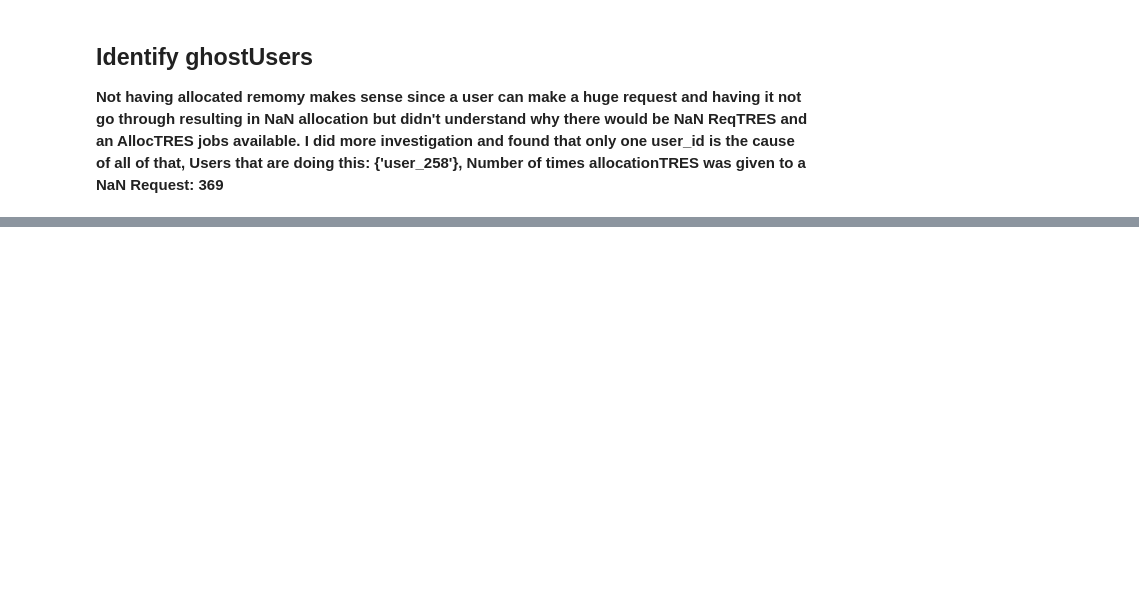
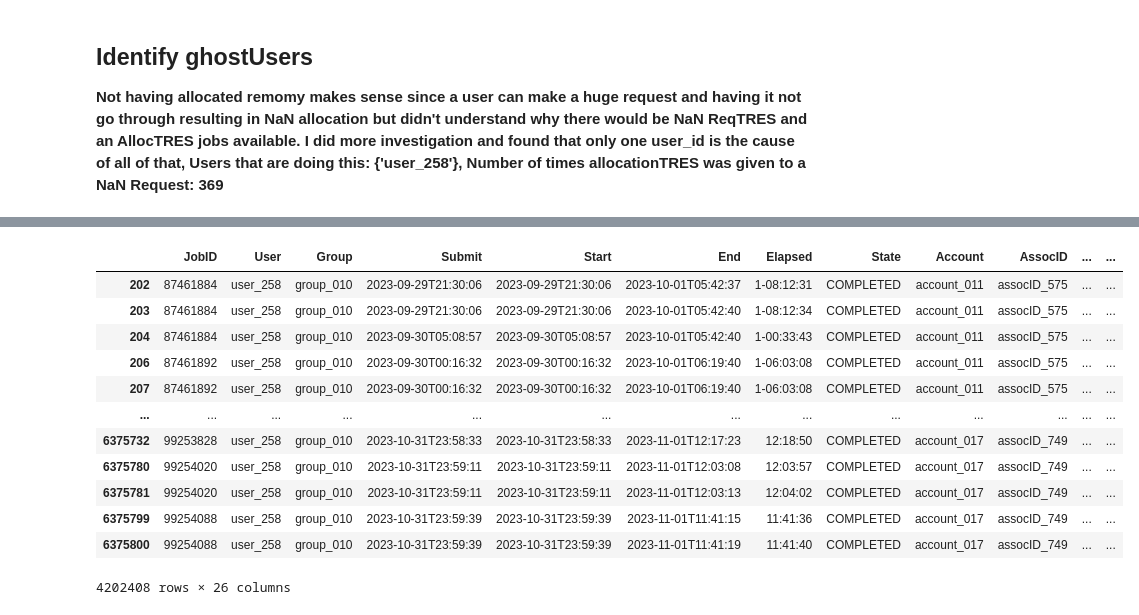
Before and after one commit to tairaeli/ICER_user_data_analytics, a Jupyter notebook: IdentifyingUnderutilizersSLURM.ipynb, the cells around one changed output, grey strips where cells are left out. Cells and saved outputs as stored; diff of their text form; code cells hidden in the pictures; blank space fills up the shorter version.

```diff
--- a/IdentifyingUnderutilizersSLURM.ipynb
+++ b/IdentifyingUnderutilizersSLURM.ipynb
@@ -78 +85,22 @@ Number of times allocationTRES was given to a NaN Request: 369
 Users that are doing this: {'user_258'}
+# %%
+# crape the entire dataset and get every job from that user,
+# to 1) see how many there are in total and
+# 2) maybe we can look at the timestamps to see if there is any repeatability.
+
+jobs_by_user_258 = slurm[slurm['User']=="user_258"]
+jobs_by_user_258
+# %% [output]
+|  | JobID | User | Group | Submit | Start | End | Elapsed | State | Account | AssocID | ... | ... |
+| 202 | 87461884 | user_258 | group_010 | 2023-09-29T21:30:06 | 2023-09-29T21:30:06 | 2023-10-01T05:42:37 | 1-08:12:31 | COMPLETED | account_011 | assocID_575 | ... | ... |
+| 203 | 87461884 | user_258 | group_010 | 2023-09-29T21:30:06 | 2023-09-29T21:30:06 | 2023-10-01T05:42:40 | 1-08:12:34 | COMPLETED | account_011 | assocID_575 | ... | ... |
+| 204 | 87461884 | user_258 | group_010 | 2023-09-30T05:08:57 | 2023-09-30T05:08:57 | 2023-10-01T05:42:40 | 1-00:33:43 | COMPLETED | account_011 | assocID_575 | ... | ... |
+| 206 | 87461892 | user_258 | group_010 | 2023-09-30T00:16:32 | 2023-09-30T00:16:32 | 2023-10-01T06:19:40 | 1-06:03:08 | COMPLETED | account_011 | assocID_575 | ... | ... |
+| 207 | 87461892 | user_258 | group_010 | 2023-09-30T00:16:32 | 2023-09-30T00:16:32 | 2023-10-01T06:19:40 | 1-06:03:08 | COMPLETED | account_011 | assocID_575 | ... | ... |
+| ... | ... | ... | ... | ... | ... | ... | ... | ... | ... | ... | ... | ... |
+| 6375732 | 99253828 | user_258 | group_010 | 2023-10-31T23:58:33 | 2023-10-31T23:58:33 | 2023-11-01T12:17:23 | 12:18:50 | COMPLETED | account_017 | assocID_749 | ... | ... |
+| 6375780 | 99254020 | user_258 | group_010 | 2023-10-31T23:59:11 | 2023-10-31T23:59:11 | 2023-11-01T12:03:08 | 12:03:57 | COMPLETED | account_017 | assocID_749 | ... | ... |
+| 6375781 | 99254020 | user_258 | group_010 | 2023-10-31T23:59:11 | 2023-10-31T23:59:11 | 2023-11-01T12:03:13 | 12:04:02 | COMPLETED | account_017 | assocID_749 | ... | ... |
+| 6375799 | 99254088 | user_258 | group_010 | 2023-10-31T23:59:39 | 2023-10-31T23:59:39 | 2023-11-01T11:41:15 | 11:41:36 | COMPLETED | account_017 | assocID_749 | ... | ... |
+| 6375800 | 99254088 | user_258 | group_010 | 2023-10-31T23:59:39 | 2023-10-31T23:59:39 | 2023-11-01T11:41:19 | 11:41:40 | COMPLETED | account_017 | assocID_749 | ... | ... |
+4202408 rows × 26 columns
```
Also changed, not shown: parts of 11 cells of this notebook.
